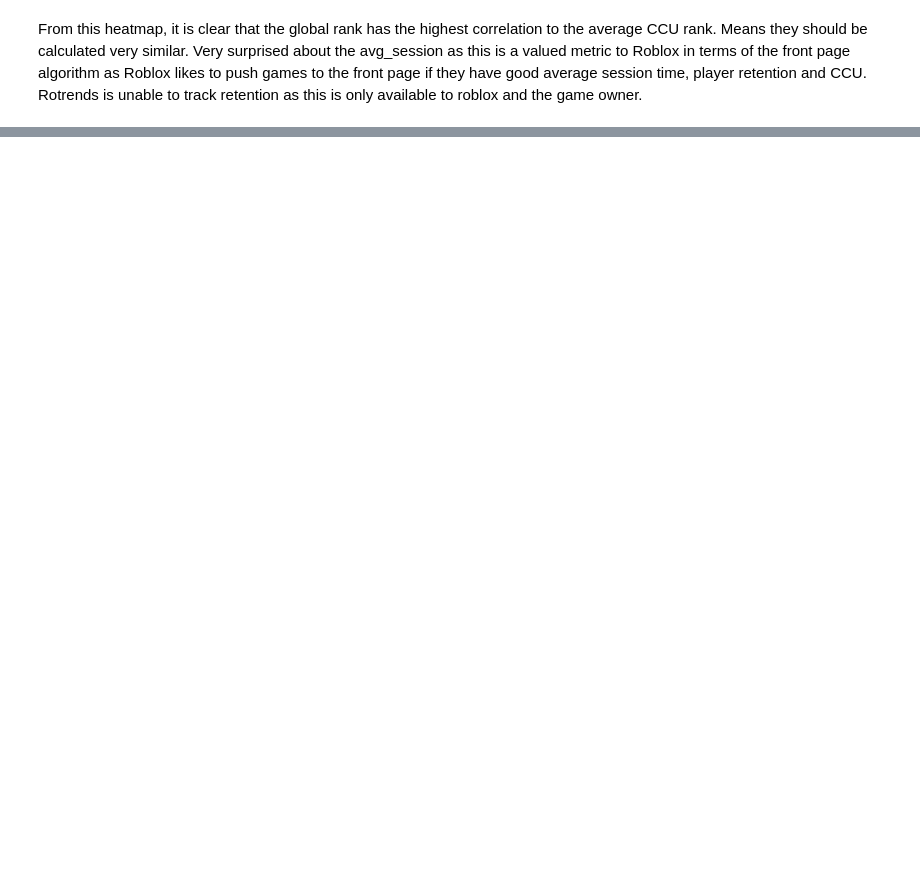
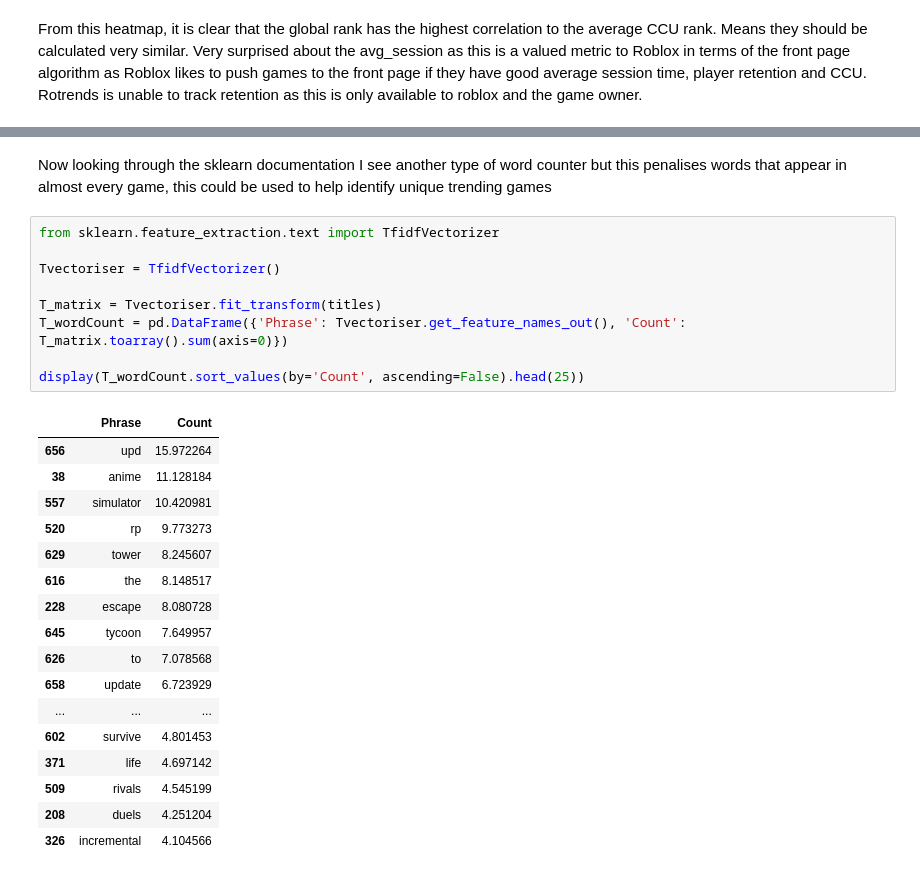
Before and after one commit to morganfairbank67/Rotrends-Analysis-Pipeline, a Jupyter notebook: Cloud_Database/TestingAnalytics.ipynb, the cells around one changed output, grey strips where cells are left out. Saved outputs shown, nothing was run; the diff lists cells and outputs as text; blank space fills up the shorter version.

```diff
--- a/Cloud_Database/TestingAnalytics.ipynb
+++ b/Cloud_Database/TestingAnalytics.ipynb
@@ -59,0 +91,29 @@ From this heatmap, it is clear that the global rank has the highest correlation
+# %% [markdown]
+Now looking through the sklearn documentation I see another type of word counter but this penalises words that appear in almost every game, this could be used to help identify unique trending games
+# %%
+from sklearn.feature_extraction.text import TfidfVectorizer
+
+Tvectoriser = TfidfVectorizer()
+
+T_matrix = Tvectoriser.fit_transform(titles)
+T_wordCount = pd.DataFrame({'Phrase': Tvectoriser.get_feature_names_out(), 'Count': T_matrix.toarray().sum(axis=0)})
+
+display(T_wordCount.sort_values(by='Count', ascending=False).head(25))
+# %% [output]
+|  | Phrase | Count |
+| 656 | upd | 15.972264 |
+| 38 | anime | 11.128184 |
+| 557 | simulator | 10.420981 |
+| 520 | rp | 9.773273 |
+| 629 | tower | 8.245607 |
+| 616 | the | 8.148517 |
+| 228 | escape | 8.080728 |
+| 645 | tycoon | 7.649957 |
+| 626 | to | 7.078568 |
+| 658 | update | 6.723929 |
+| ... | ... | ... |
+| 602 | survive | 4.801453 |
+| 371 | life | 4.697142 |
+| 509 | rivals | 4.545199 |
+| 208 | duels | 4.251204 |
+| 326 | incremental | 4.104566 |
```
Also changed, not shown: parts of 7 cells of this notebook, 1 other file.
